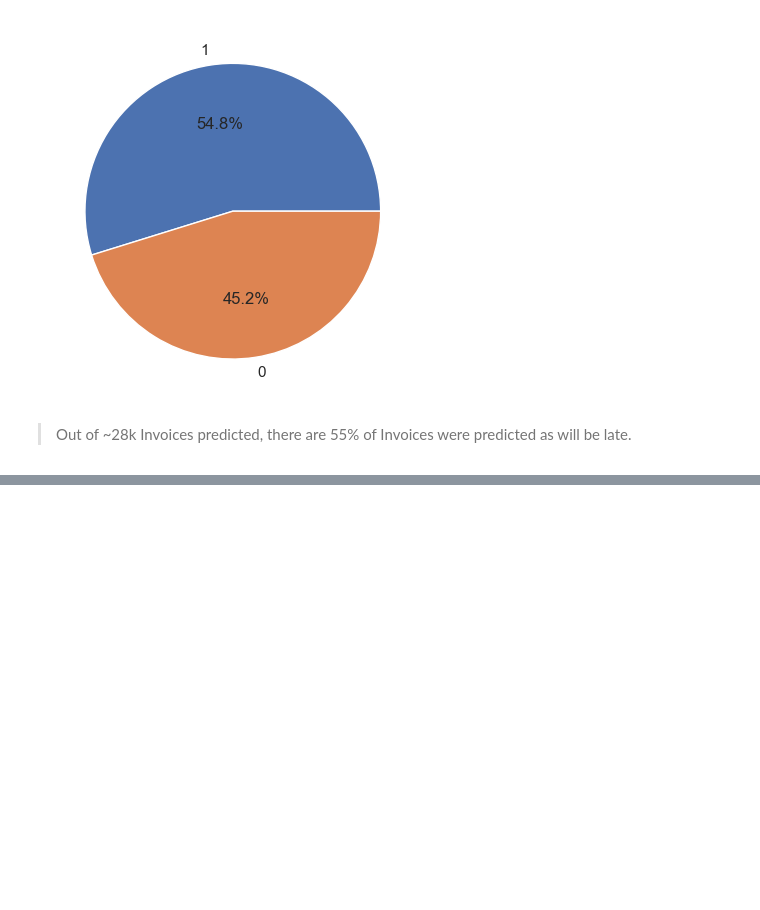
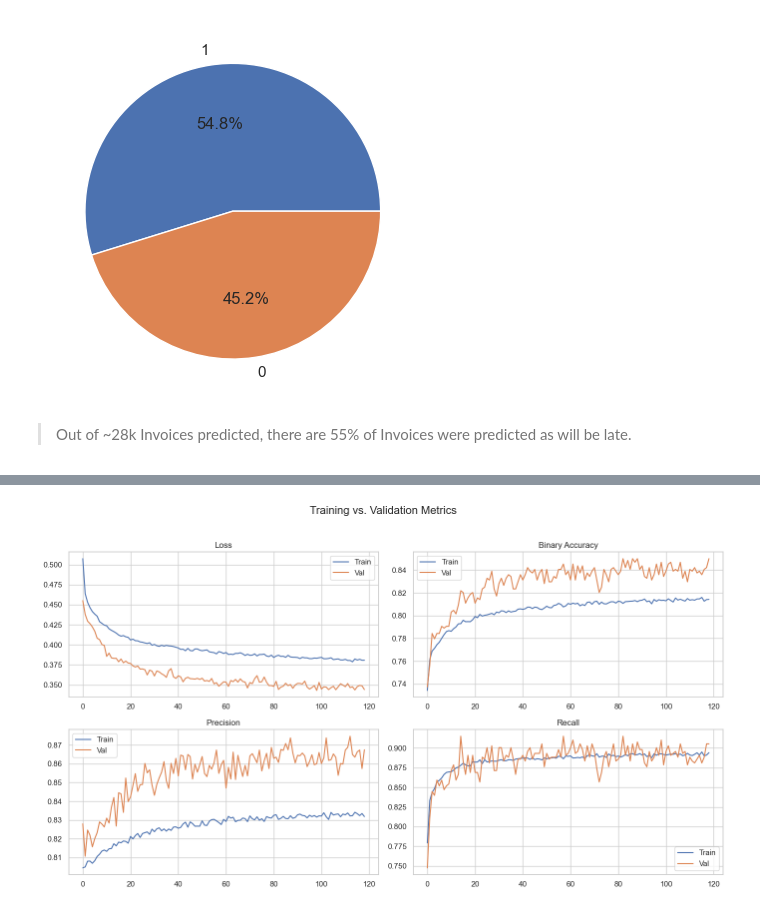
Before and after one commit to liemnh98/upGrad-Domain-Oriented-Case-Study, a Jupyter notebook: main_code.iPynb, the cells around one changed output, grey strips where cells are left out. Cells and saved outputs as stored; diff of their text form; code cells hidden in the pictures; blank space fills up the shorter version.

```diff
--- a/main_code.iPynb
+++ b/main_code.iPynb
@@ -1115,0 +1138,3 @@ plt.show()
+# %%
+# get the input shape
+input_shape = [x_train.shape[1]]
@@ -1115,0 +1167,53 @@ plt.show()
+# %%
+# define Early Stopping
+early_stopping = keras.callbacks.EarlyStopping(
+    patience= 20,
+    restore_best_weights= True
+)
+# %%
+# fit the model
+history = model.fit(
+    x_train_np, y_train_np,
+    epochs= 200,
+    validation_data= (x_test_np, y_test_np),
+    validation_steps= 10,
+    batch_size= 64,
+    callbacks= [early_stopping],
+    verbose= 0
+)
+# %%
+# dashboard to visualize training vs. validation metrics
+import math
+
+def plot_training_dashboard(history):
+    metrics = list(history.history.keys())
+    train_metrics = [m for m in metrics if not m.startswith('val_')]
+
+    n = len(train_metrics)
+    rows = math.ceil(n / 2)
+    fig, axs = plt.subplots(rows, 2, figsize=(14, 4 * rows))
+    axs = axs.flatten()  # Flatten in case we have a single row
+
+    fig.suptitle('Training vs. Validation Metrics', fontsize=16)
+
+    for idx, metric in enumerate(train_metrics):
+        val_metric = f'val_{metric}'
+        ax = axs[idx]
+        ax.plot(history.history[metric], label='Train')
+        if val_metric in history.history:
+            ax.plot(history.history[val_metric], label='Val')
+        ax.set_title(metric.replace('_', ' ').title())
+        ax.legend()
+        ax.grid(True)
+
+    # Hide any unused subplots
+    for i in range(n, len(axs)):
+        fig.delaxes(axs[i])
+
+    plt.tight_layout(rect=[0, 0, 1, 0.96])
+    plt.show()
+
+# Usage
+plot_training_dashboard(history)
+# %% [output]
+[figure, added]
```
Also changed, not shown: parts of 15 cells of this notebook.
